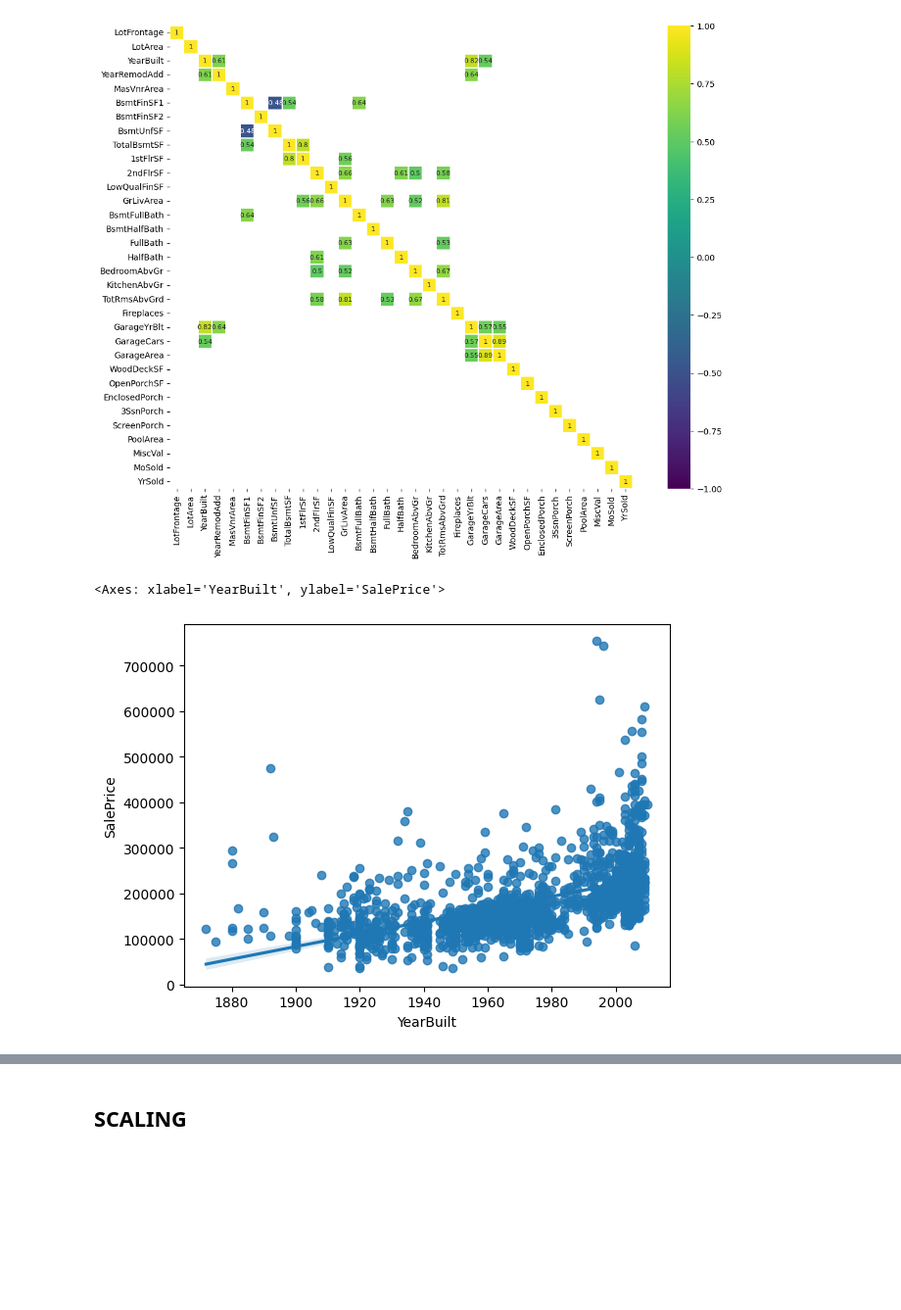
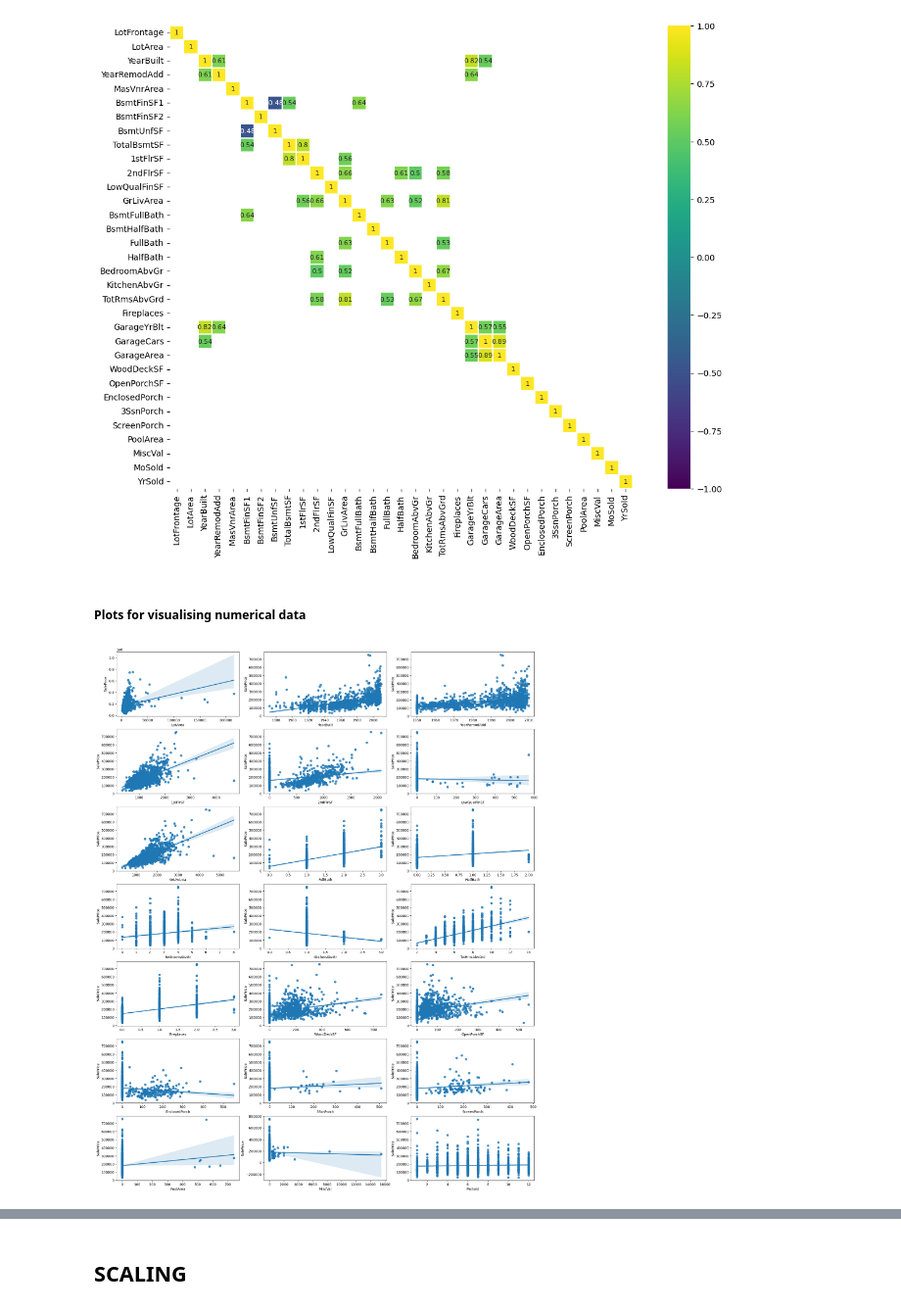
Before and after one commit to Bipin-Gouda/Data-Science, a Jupyter notebook: notebooks/HousePrice_kaggle.ipynb, the cells around one changed output, grey strips where cells are left out. Shown at 98% size. Cells and saved outputs as stored; diff of their text form; code cells hidden in the pictures; blank space fills up the shorter version.

```diff
--- a/notebooks/HousePrice_kaggle.ipynb
+++ b/notebooks/HousePrice_kaggle.ipynb
@@ -48,6 +48,8 @@ test0.head()
 test0.shape
 # %% [output]
 (1459, 80)
+# %%
+num_data_train=train0.select_dtypes(exclude=object)    # for plotting
 # %% [markdown]
 ## CLeaning
 # %%
@@ -473,9 +479,16 @@ sns.heatmap(corr[(corr >= 0.5) | (corr <= -0.4)],
 # %% [output]
 <Axes: >
 [figure]
-# %%
-SalePrice=target
-sns.regplot(x=train0['YearBuilt'],y=SalePrice)
-# %% [output]
-<Axes: xlabel='YearBuilt', ylabel='SalePrice'>
-[figure, removed]
+# %% [markdown]
+##### Plots for visualising numerical data
+# %%
+
+fig, ax = plt.subplots(round(len(num_cols) / 3), 3, figsize = (22,28))    #(width,height)
+
+for i, ax in enumerate(fig.axes):
+    if i < len(num_cols) - 1:
+        sns.regplot(x=num_cols[i],y=target, data=num_data_train, ax=ax)
+
+# numeric_df has been extracted after combining train and test so it has 2919 rows but target (SalePrice) has 1460 cols which gives
+# %% [output]
+[figure, added]
```
Also changed, not shown: parts of 34 cells of this notebook, 3 other files.
